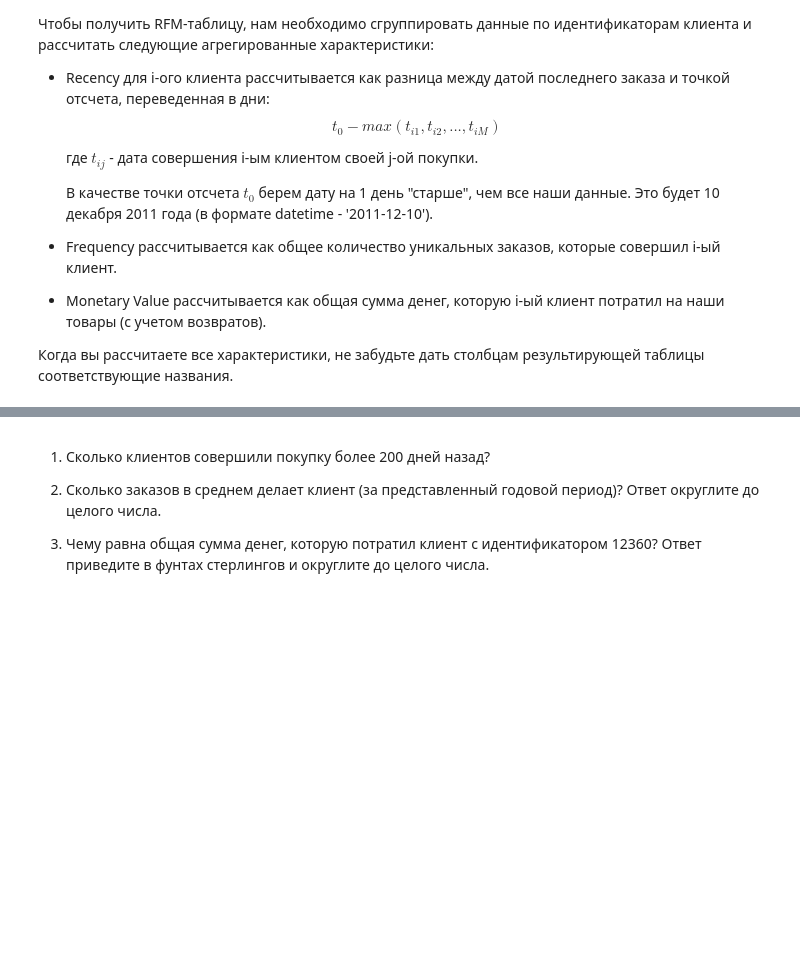
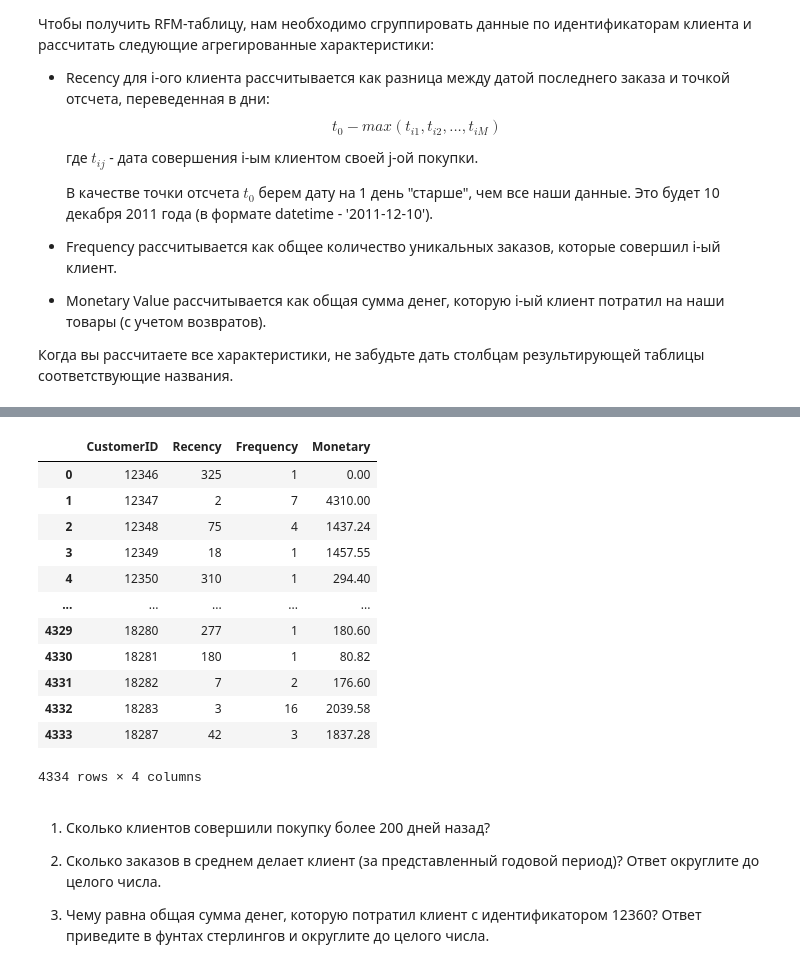
Before and after one commit to Nadarsa/sf_data_science, a Jupyter notebook: PROJECT-6/Project-6. Ноутбук-шаблон.ipynb, the cells around one changed output, grey strips where cells are left out. Cells and saved outputs as stored; diff of their text form; code cells hidden in the pictures; blank space fills up the shorter version.

```diff
--- a/PROJECT-6/Project-6. Ноутбук-шаблон.ipynb
+++ b/PROJECT-6/Project-6. Ноутбук-шаблон.ipynb
@@ -832,0 +843,5 @@ barplot.grid()
+# %%
+recency_data = cleaned_data.groupby('CustomerID')['InvoiceDate'].max().reset_index()
+recency_data['Recency'] = pd.to_datetime('2011-12-10') - recency_data['InvoiceDate']
+recency_data['Recency'] = recency_data['Recency'].dt.days
+recency_data.drop(columns='InvoiceDate')
@@ -833,3 +862,28 @@ barplot.grid()
+# %%
+frequency_data = cleaned_data.groupby('CustomerID')['InvoiceNo'].nunique().reset_index()
+frequency_data.rename(columns={"InvoiceNo": "Frequency"}, inplace=True)
+
+monetary_data = cleaned_data.groupby('CustomerID')['TotalPrice'].sum().reset_index()
+monetary_data.rename(columns={"TotalPrice": "Monetary"}, inplace=True)
+
+rfm_table = recency_data.merge(frequency_data, on='CustomerID', how='inner')
+rfm_table = rfm_table.merge(monetary_data, on='CustomerID', how='inner')
+rfm_table.drop(columns='InvoiceDate', inplace=True)
+rfm_table
+# %% [output]
+|  | CustomerID | Recency | Frequency | Monetary |
+| 0 | 12346 | 325 | 1 | 0.00 |
+| 1 | 12347 | 2 | 7 | 4310.00 |
+| 2 | 12348 | 75 | 4 | 1437.24 |
+| 3 | 12349 | 18 | 1 | 1457.55 |
+| 4 | 12350 | 310 | 1 | 294.40 |
+| ... | ... | ... | ... | ... |
+| 4329 | 18280 | 277 | 1 | 180.60 |
+| 4330 | 18281 | 180 | 1 | 80.82 |
+| 4331 | 18282 | 7 | 2 | 176.60 |
+| 4332 | 18283 | 3 | 16 | 2039.58 |
+| 4333 | 18287 | 42 | 3 | 1837.28 |
+4334 rows × 4 columns
 # %% [markdown]
 1) Сколько клиентов совершили покупку более 200 дней назад?
 
```
Also changed, not shown: parts of 19 cells of this notebook.
